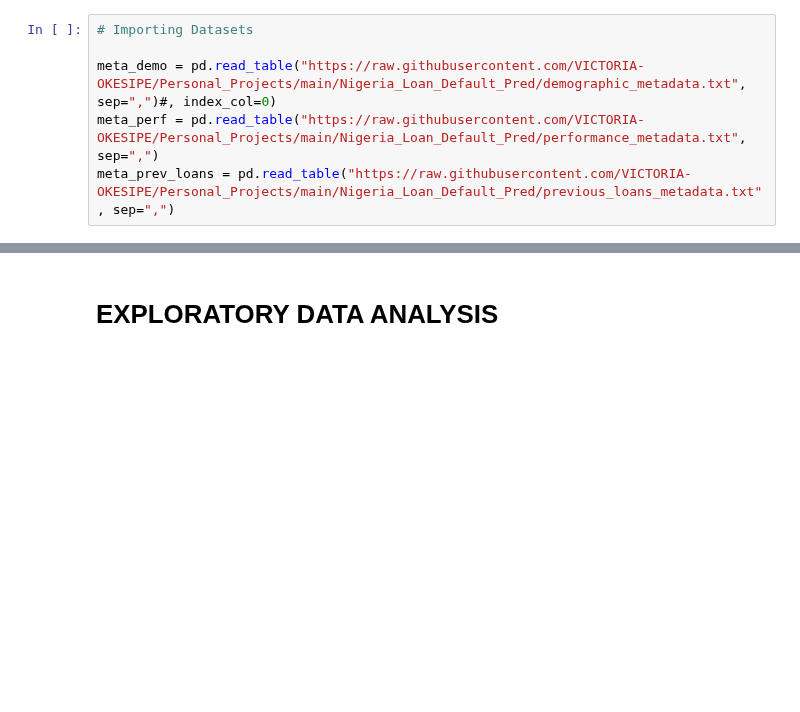
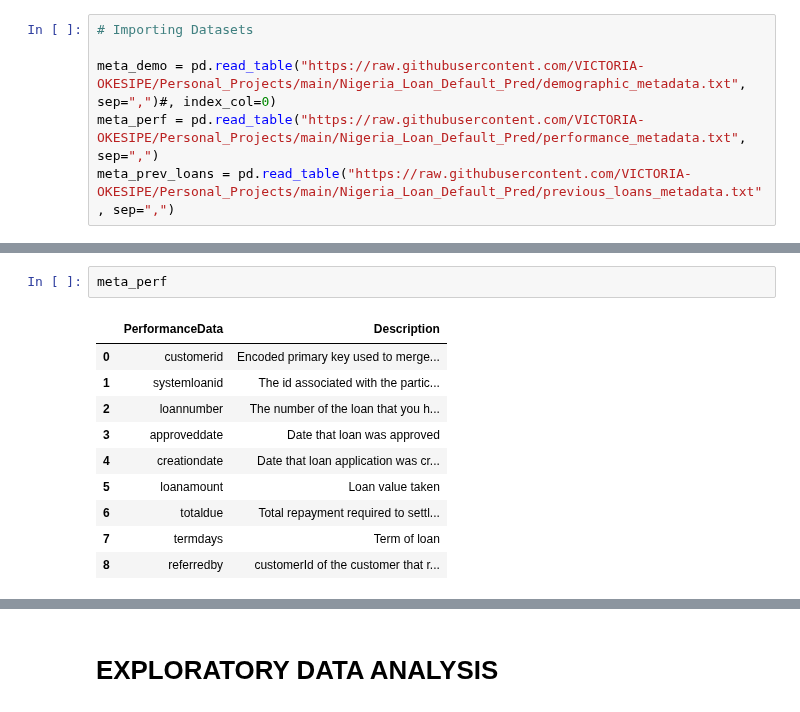
Before and after one commit to VICTORIA-OKESIPE/Personal-Projects, a Jupyter notebook: Nigeria_Loan_Default_Pred/loan_default_prediction.ipynb, the cells around one changed output, grey strips where cells are left out. Cells and saved outputs as stored; diff of their text form; blank space fills up the shorter version.

```diff
--- a/Nigeria_Loan_Default_Pred/loan_default_prediction.ipynb
+++ b/Nigeria_Loan_Default_Pred/loan_default_prediction.ipynb
@@ -75,0 +89,13 @@ meta_prev_loans = pd.read_table("https://raw.githubusercontent.com/VICTORIA-OKES
+# %%
+meta_perf
+# %% [output]
+|  | PerformanceData | Description |
+| 0 | customerid | Encoded primary key used to merge... |
+| 1 | systemloanid | The id associated with the partic... |
+| 2 | loannumber | The number of the loan that you h... |
+| 3 | approveddate | Date that loan was approved |
+| 4 | creationdate | Date that loan application was cr... |
+| 5 | loanamount | Loan value taken |
+| 6 | totaldue | Total repayment required to settl... |
+| 7 | termdays | Term of loan |
+| 8 | referredby | customerId of the customer that r... |
```
Also changed, not shown: parts of 5 cells of this notebook.
